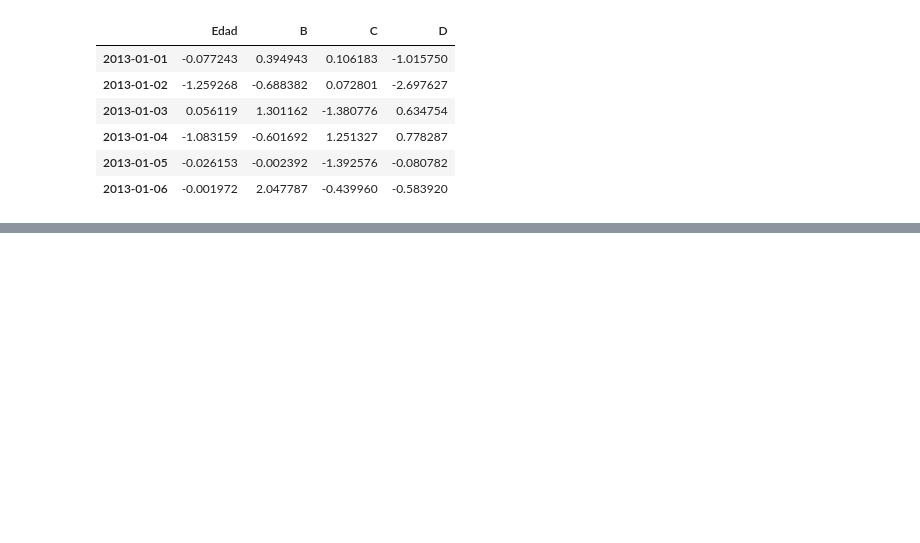
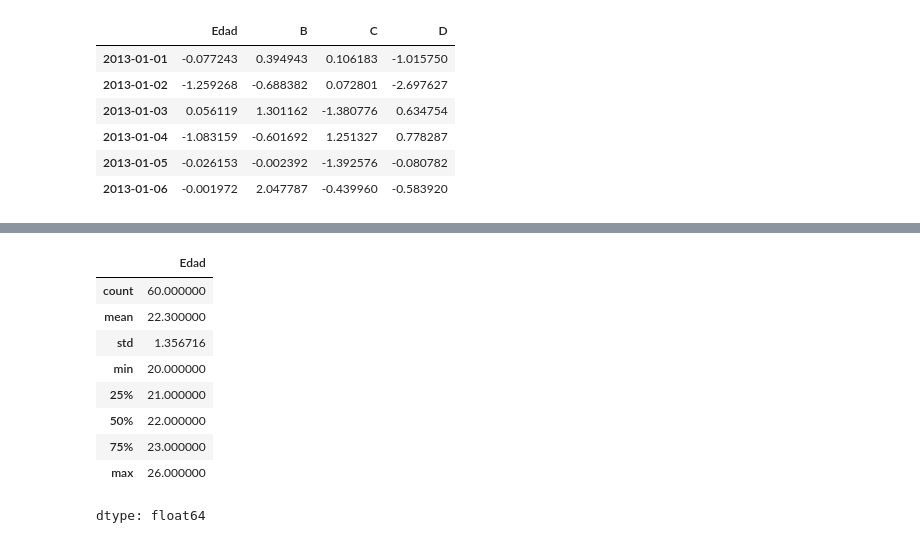
Before and after one commit to 175329/Mineria-de-datos, a Jupyter notebook: MineriaDeDatos.ipynb, the cells around one changed output, grey strips where cells are left out. Cells and saved outputs as stored; diff of their text form; code cells hidden in the pictures; blank space fills up the shorter version.

```diff
--- a/MineriaDeDatos.ipynb
+++ b/MineriaDeDatos.ipynb
@@ -1018,0 +1047,13 @@ df
+# %%
+edad_df['Edad'].describe()
+# %% [output]
+|  | Edad |
+| count | 60.000000 |
+| mean | 22.300000 |
+| std | 1.356716 |
+| min | 20.000000 |
+| 25% | 21.000000 |
+| 50% | 22.000000 |
+| 75% | 23.000000 |
+| max | 26.000000 |
+dtype: float64
```
Also changed, not shown: parts of 3 cells of this notebook.
